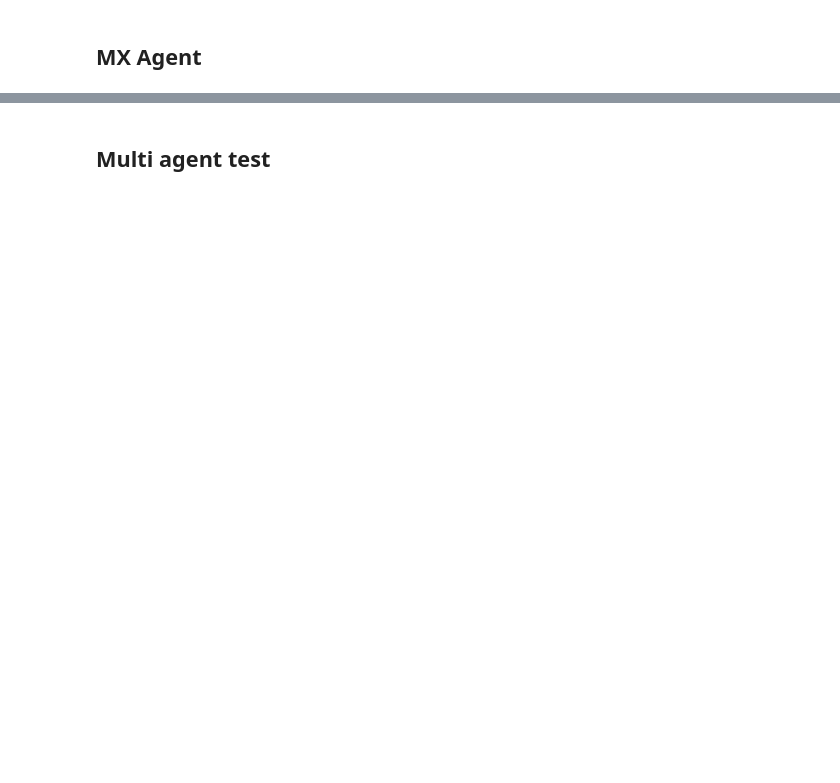
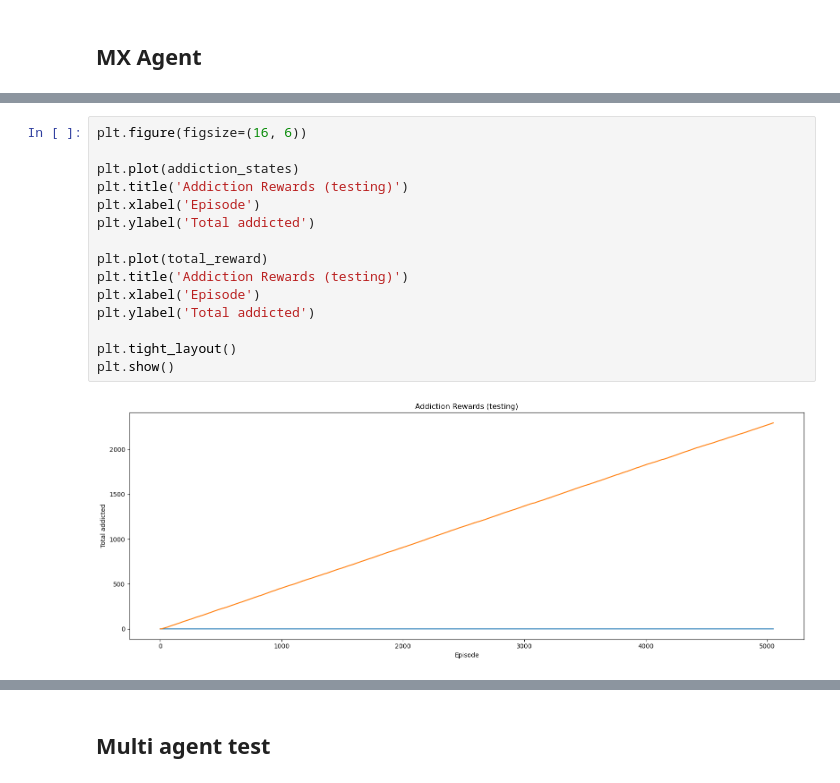
Before and after one commit to Gabriele-Maggi/ProgettoIA-2024, a Jupyter notebook: Notebooks/EnvTest.ipynb, the cells around one changed output, grey strips where cells are left out. Cells and saved outputs as stored; diff of their text form; blank space fills up the shorter version.

```diff
--- a/Notebooks/EnvTest.ipynb
+++ b/Notebooks/EnvTest.ipynb
@@ -309,0 +434,17 @@ class MXLearningAgent:
+# %%
+plt.figure(figsize=(16, 6))
+
+plt.plot(addiction_states)
+plt.title('Addiction Rewards (testing)')
+plt.xlabel('Episode')
+plt.ylabel('Total addicted')
+
+plt.plot(total_reward)
+plt.title('Addiction Rewards (testing)')
+plt.xlabel('Episode')
+plt.ylabel('Total addicted')
+
+plt.tight_layout()
+plt.show()
+# %% [output]
+[figure, added]
```
Also changed, not shown: parts of 23 cells of this notebook, 4 other files.
